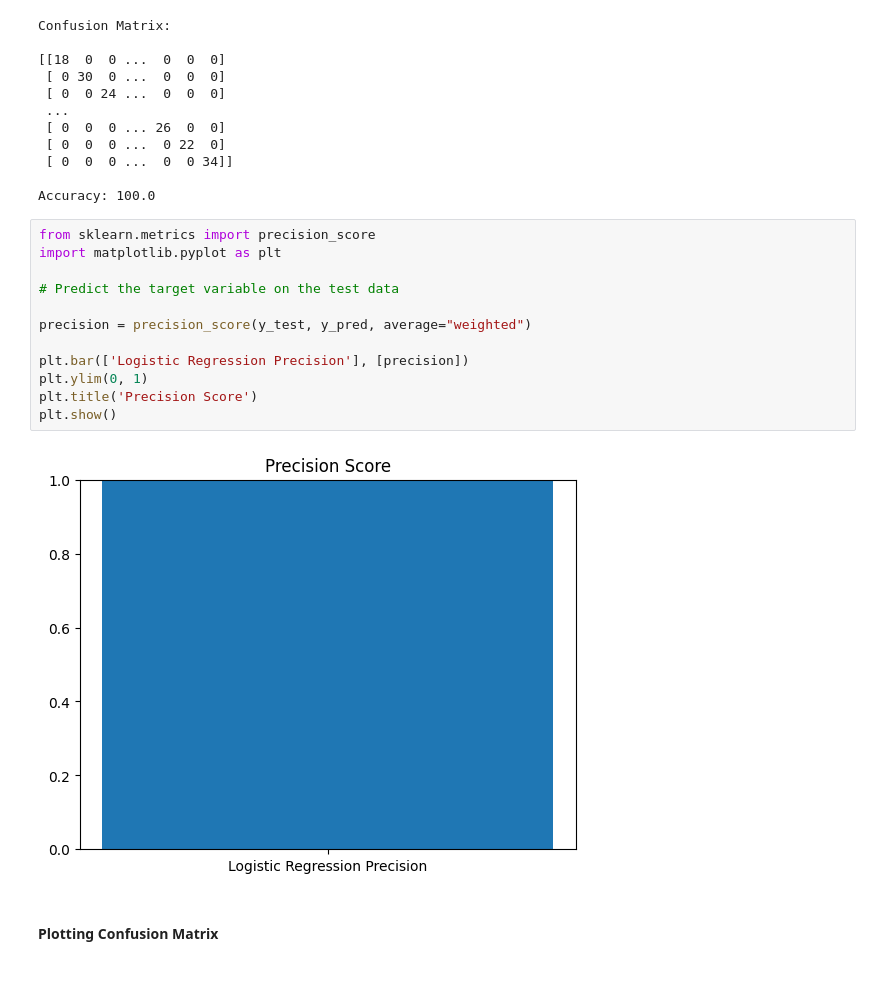
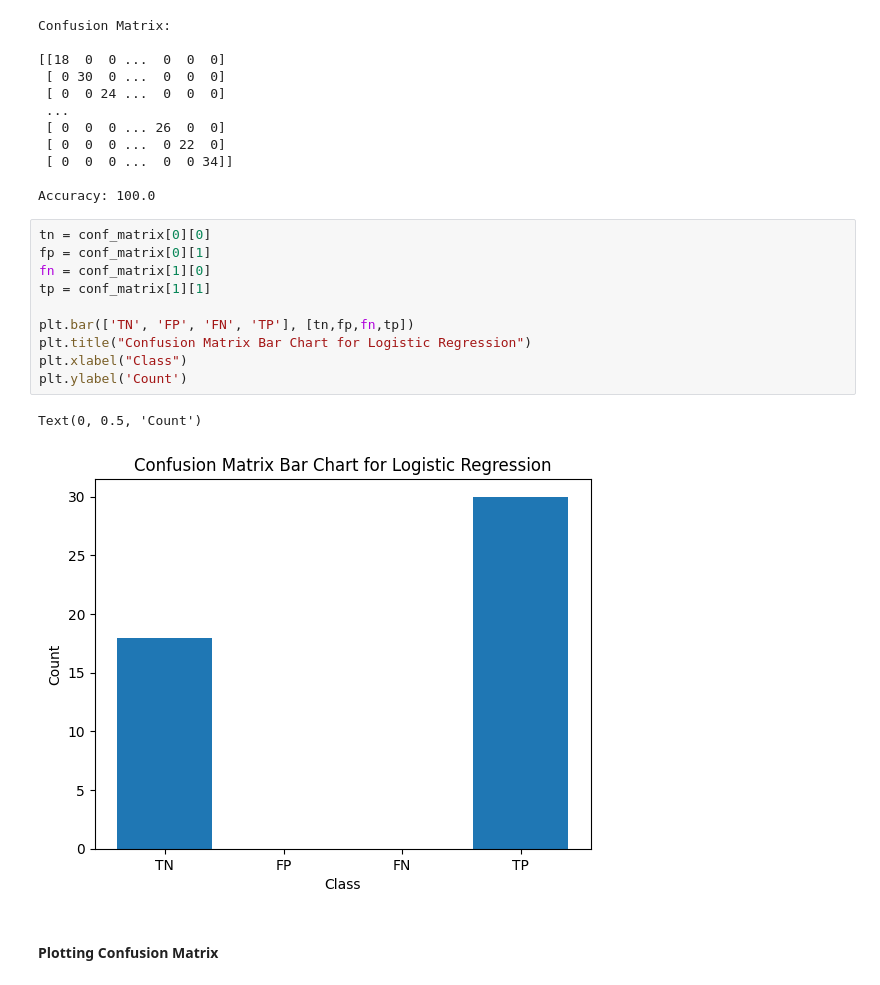
Before and after one commit to pooranjoyb/health-bridge, a Jupyter notebook: health-bridge/models/train/model.ipynb, the cells around one changed output. Cells and saved outputs as stored; diff of their text form.

```diff
--- a/health-bridge/models/train/model.ipynb
+++ b/health-bridge/models/train/model.ipynb
@@ -90,19 +90,18 @@ Confusion Matrix:
 
 Accuracy: 100.0
 # %%
-from sklearn.metrics import precision_score
-import matplotlib.pyplot as plt
+tn = conf_matrix[0][0]
+fp = conf_matrix[0][1]
+fn = conf_matrix[1][0]
+tp = conf_matrix[1][1]
 
-# Predict the target variable on the test data
-
-precision = precision_score(y_test, y_pred, average="weighted")
-
-plt.bar(['Logistic Regression Precision'], [precision])
-plt.ylim(0, 1)
-plt.title('Precision Score')
-plt.show()
+plt.bar(['TN', 'FP', 'FN', 'TP'], [tn,fp,fn,tp])
+plt.title("Confusion Matrix Bar Chart for Logistic Regression")
+plt.xlabel("Class")
+plt.ylabel('Count')
 # %% [output]
+Text(0, 0.5, 'Count')
-[figure, old version]
+[figure, new version]
 # %% [markdown]
 #### Plotting Confusion Matrix
 # %%
```
Also changed, not shown: parts of 3 cells of this notebook.
